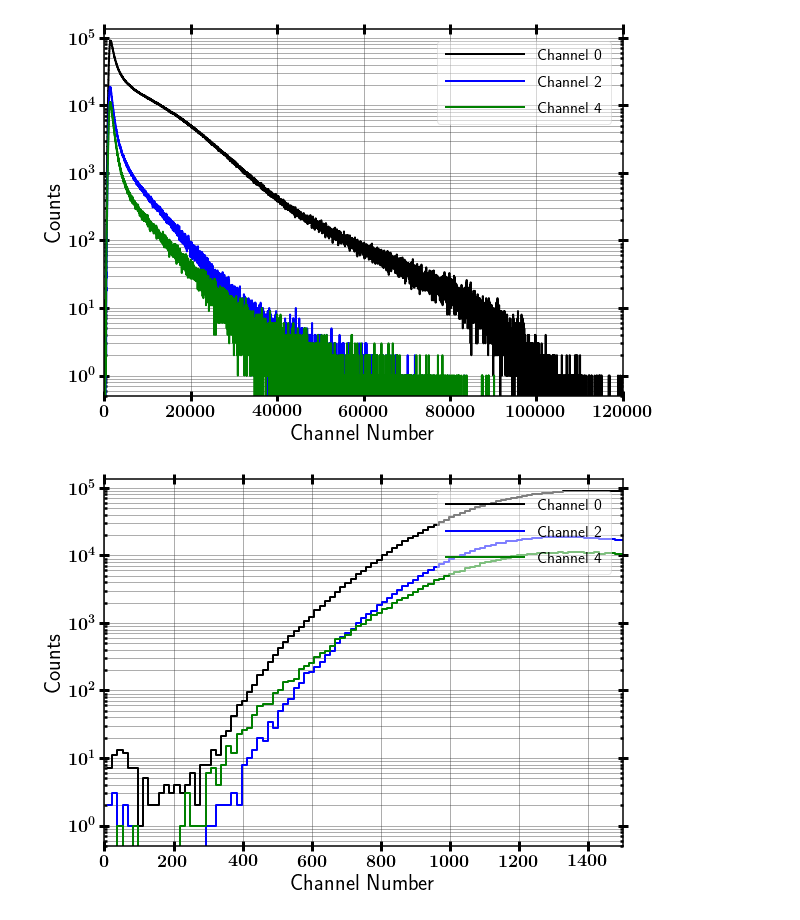
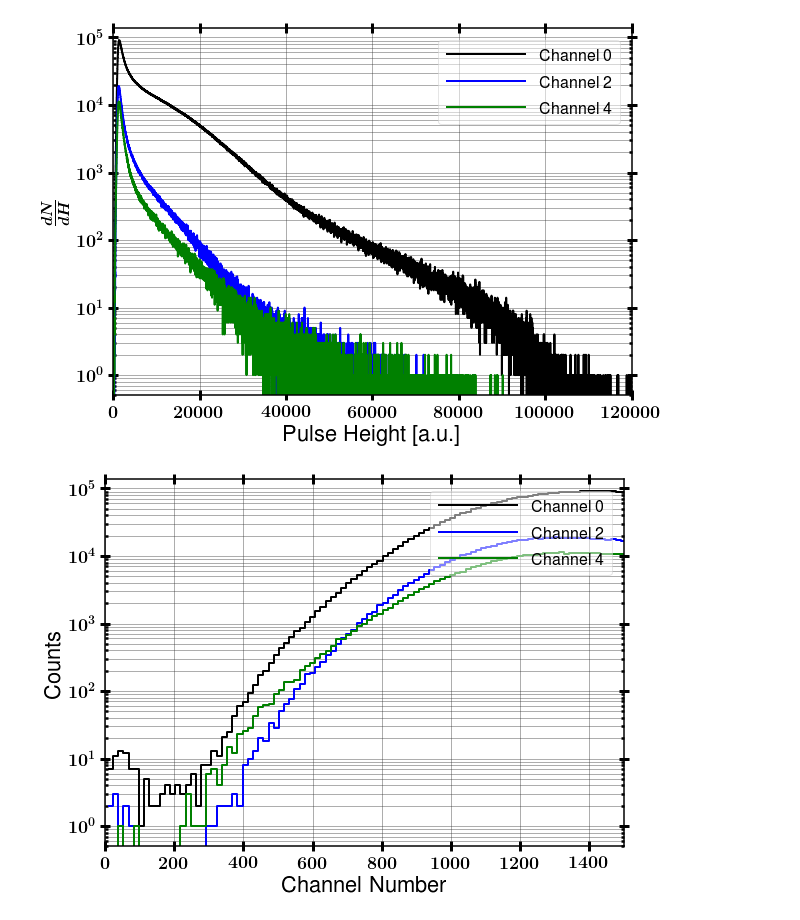
Before and after one commit to BRG-Publications/ETA_SORMA_2018, a Jupyter notebook: figs/Untitled.ipynb, the cells around one changed output. Cells and saved outputs as stored; diff of their text form; code cells hidden in the pictures.

Commit message:
Updated all figured
 - Font size
 - Consistency

```diff
--- a/figs/Untitled.ipynb
+++ b/figs/Untitled.ipynb
@@ -12,24 +15,24 @@ ch4Name = "channel_4.txt"
 # %%
 # Read in Meulders data and normalize
 ch0Data = pd.read_table(ch0Name, delim_whitespace=True, names=['eCh', 'counts'])
 ch2Data = pd.read_table(ch2Name, delim_whitespace=True, names=['eCh', 'counts'])
 ch4Data = pd.read_table(ch4Name, delim_whitespace=True, names=['eCh', 'counts'])
 
 # Build histogram objects
 ch0Histo=Histogram()
 ch0Histo.build_histo(ch0Data['eCh'].tolist(), ch0Data['counts'].tolist(), edgeLoc='low', name='Channel 0')
 ch2Histo=Histogram()
 ch2Histo.build_histo(ch4Data['eCh'].tolist(), ch2Data['counts'].tolist(), edgeLoc='low', name='Channel 2')
 ch4Histo=Histogram()
 ch4Histo.build_histo(ch4Data['eCh'].tolist(), ch4Data['counts'].tolist(), edgeLoc='low', name='Channel 4')
 
 
-ch0Histo.plot(ch2Histo, ch4Histo, logY=True, xMax = 120000, includeMarkers=False, xLabel='Channel Number',
-              yLabel='Counts', color=['k', 'b', 'g'], dashes=[[10, 0.001], [10, 0.001], [10, 0.001]],
+ch0Histo.plot(ch2Histo, ch4Histo, logY=True, xMax = 120000, includeMarkers=False, xLabel='Pulse Height [a.u.]',
+              yLabel=r'$\frac{dN}{dH}$', color=['k', 'b', 'g'], dashes=[[10, 0.001], [10, 0.001], [10, 0.001]],
              savePath='uncal-phs-allCh')
 ch0Histo.plot(ch2Histo, ch4Histo, logY=True, xMin=0, xMax = 1500, includeMarkers=False, xLabel='Channel Number',
               yLabel='Counts', color=['k', 'b', 'g'], dashes=[[10, 0.001], [10, 0.001], [10, 0.001]],
              savePath='uncal-phs-allCh-zoomed')
 # %% [output]
-[figure, old version]
+[figure, new version]
-[figure, old version]
+[figure, new version]
```
Also changed, not shown: parts of 1 cell of this notebook, 5 other files.
